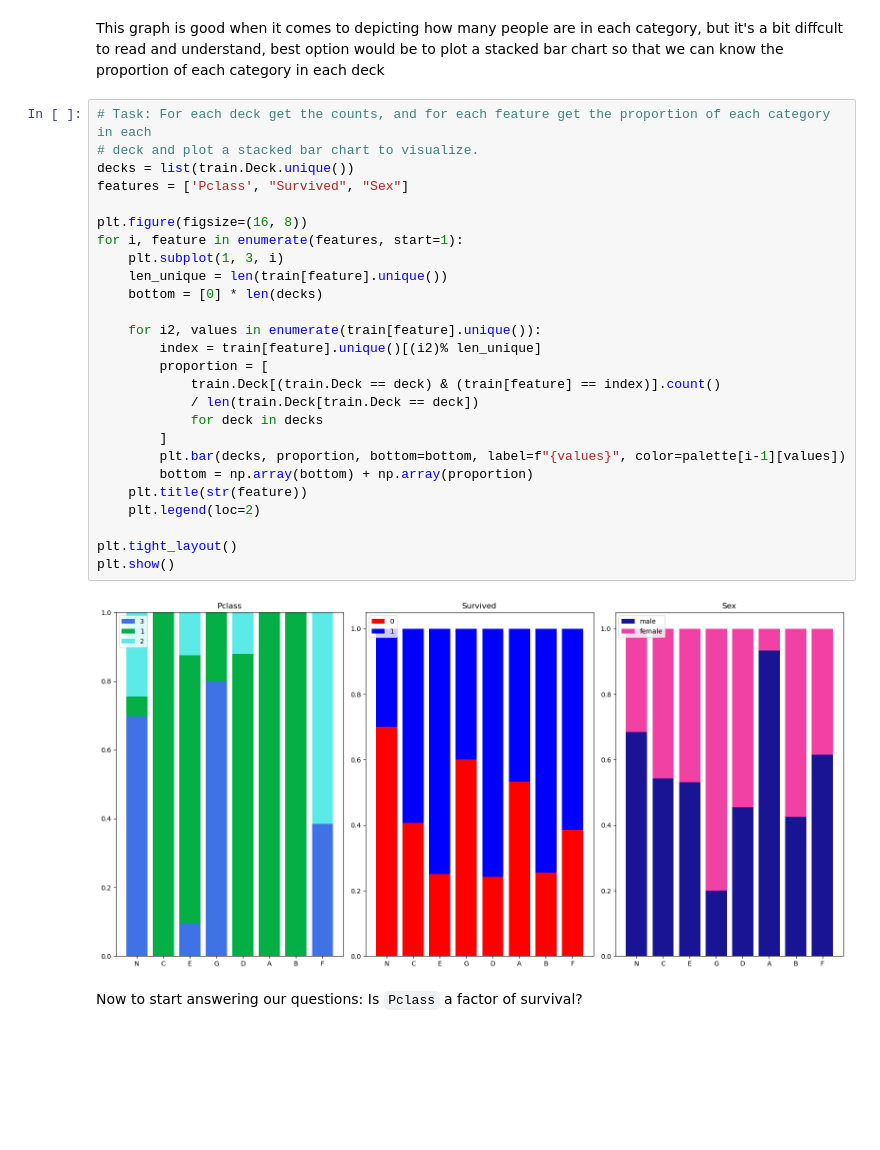
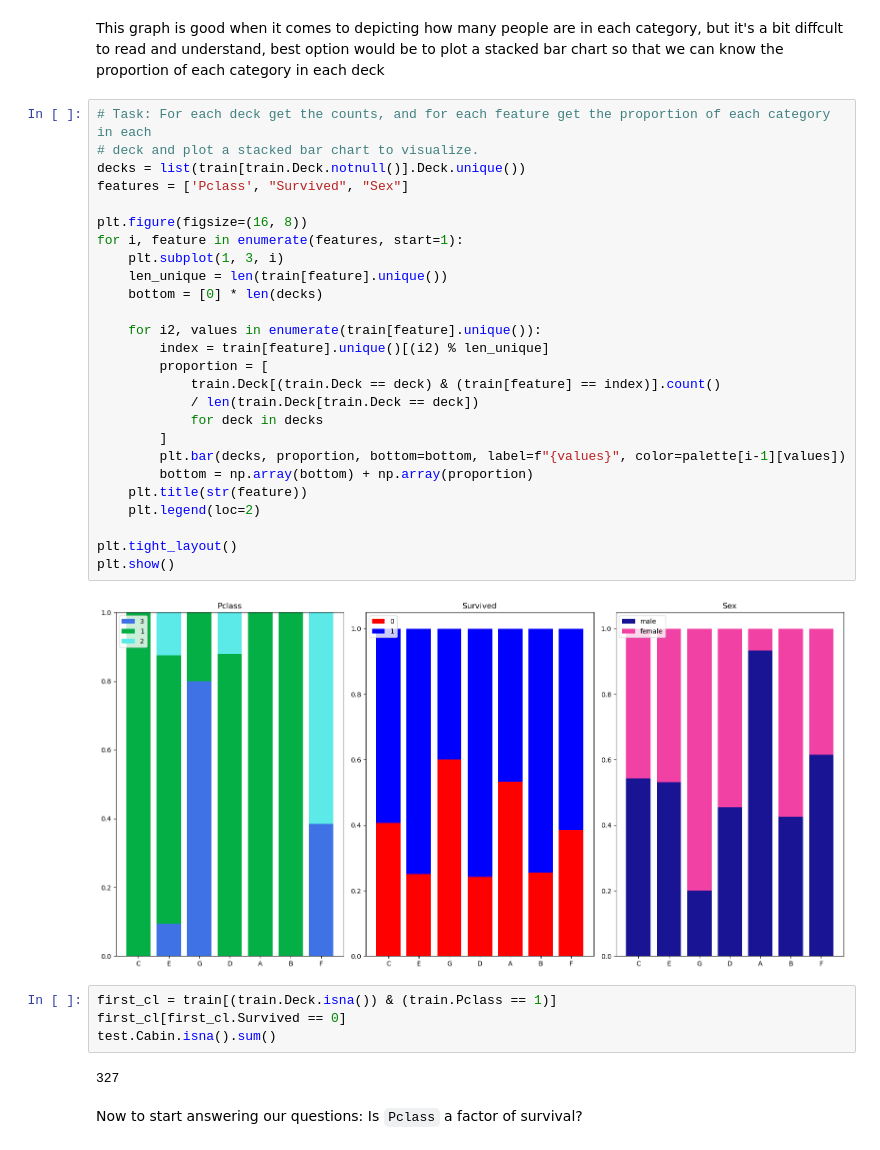
Before and after one commit to abdulqadirmuazzim/Titanic, a Jupyter notebook: titanic.ipynb, the cells around one changed output. Cells and saved outputs as stored; diff of their text form; blank space fills up the shorter version.

```diff
--- a/titanic.ipynb
+++ b/titanic.ipynb
@@ -330,31 +376,37 @@ This graph is good when it comes to depicting how many people are in each catego
 # %%
 # Task: For each deck get the counts, and for each feature get the proportion of each category in each
 # deck and plot a stacked bar chart to visualize.
-decks = list(train.Deck.unique())
+decks = list(train[train.Deck.notnull()].Deck.unique())
 features = ['Pclass', "Survived", "Sex"]
 
 plt.figure(figsize=(16, 8))
 for i, feature in enumerate(features, start=1):
     plt.subplot(1, 3, i)
     len_unique = len(train[feature].unique())
     bottom = [0] * len(decks)
 
     for i2, values in enumerate(train[feature].unique()):
-        index = train[feature].unique()[(i2)% len_unique]
+        index = train[feature].unique()[(i2) % len_unique]
         proportion = [
             train.Deck[(train.Deck == deck) & (train[feature] == index)].count()
             / len(train.Deck[train.Deck == deck])
             for deck in decks
         ]
         plt.bar(decks, proportion, bottom=bottom, label=f"{values}", color=palette[i-1][values])
         bottom = np.array(bottom) + np.array(proportion)
     plt.title(str(feature))
     plt.legend(loc=2)
 
 plt.tight_layout()
 plt.show()
 # %% [output]
-[figure, old version]
+[figure, new version]
+# %%
+first_cl = train[(train.Deck.isna()) & (train.Pclass == 1)]
+first_cl[first_cl.Survived == 0]
+test.Cabin.isna().sum()
+# %% [output]
+327
 # %% [markdown]
 Now to start answering our questions:
 Is `Pclass` a factor of survival?
```
Also changed, not shown: parts of 22 cells of this notebook.
